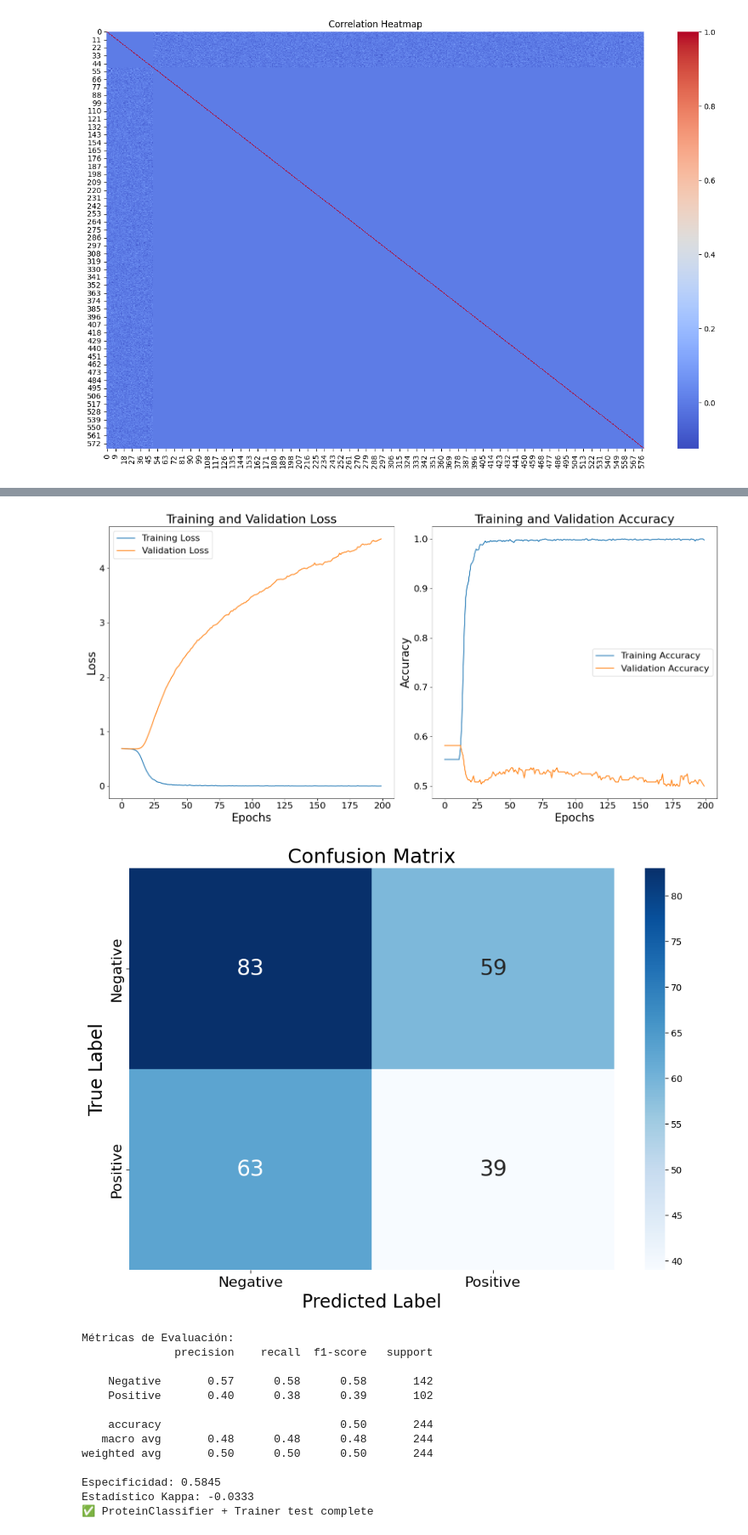
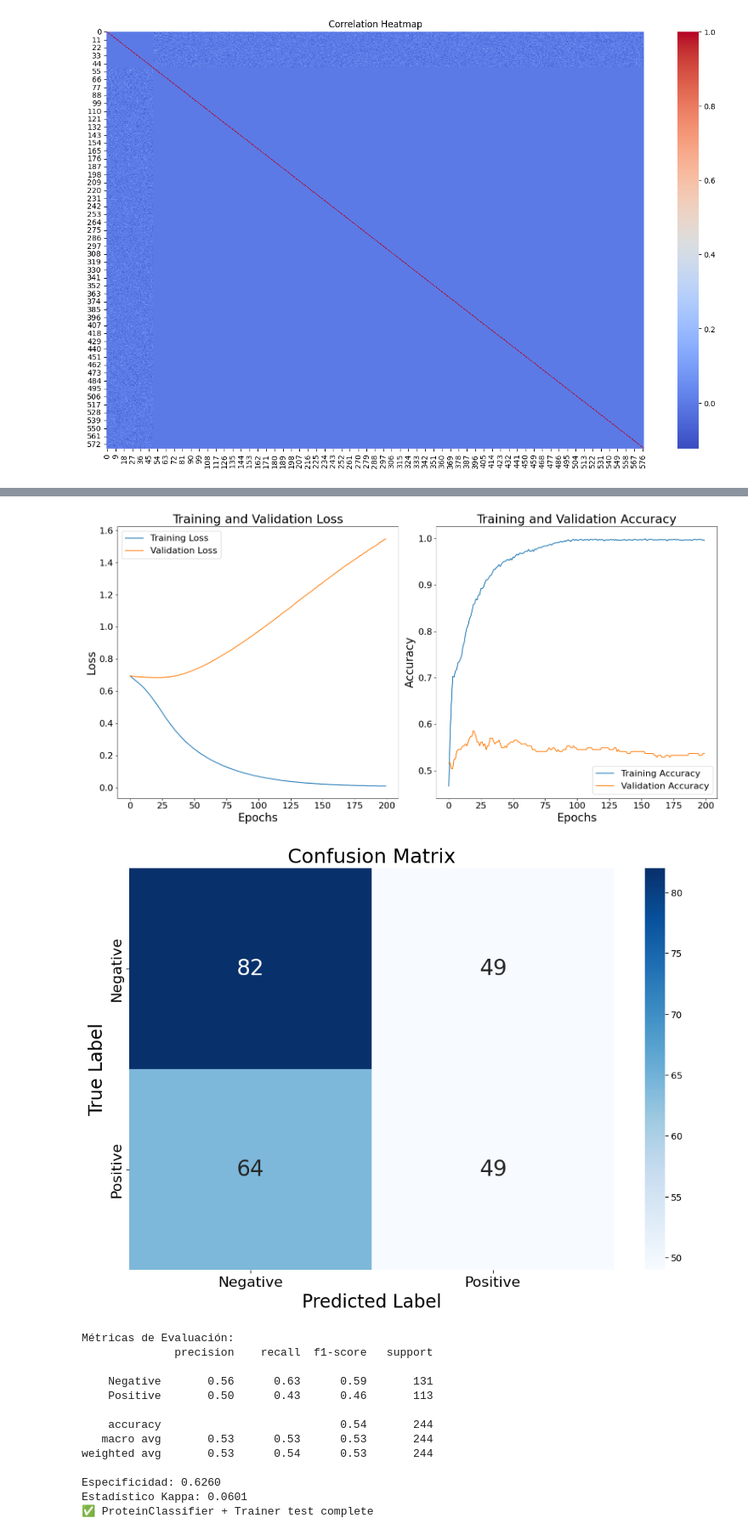
Before and after one commit to alexdorocode/RepClassifier, a Jupyter notebook: Testing_Classifier_With_Dataset.ipynb, the cells around one changed output, grey strips where cells are left out. Shown at 85% size. Cells and saved outputs as stored; diff of their text form; code cells hidden in the pictures.

Commit message:
Add dummy test notebook and enhance dataset loader with random projection and PCA methods

```diff
--- a/Testing_Classifier_With_Dataset.ipynb
+++ b/Testing_Classifier_With_Dataset.ipynb
@@ -105,7 +105,7 @@ wrapped_dataset.plot_correration_heatmap(embedding=True, attention_weights=True)
 # -----------------------------------------
 # 🧪 Prepare dataloaders
 # -----------------------------------------
-X = torch.tensor(wrapped_dataset.attention_weights, dtype=torch.float32)
+X = torch.tensor(wrapped_dataset.combined_embeddings_and_attention, dtype=torch.float32)
 y = torch.tensor(protein_dataset.get_labels(), dtype=torch.float32)
 
 dataset = TensorDataset(X, y)
@@ -123,7 +123,7 @@ model_fn = lambda size: ProteinClassifier(
     device=torch.device("cuda" if torch.cuda.is_available() else "cpu"),
     input_size=input_size,
     output_size=1,
-    num_hidden_layers=3,
+    num_hidden_layers=1,
     hidden_layers_mode='quadratic_increase'
 )
 
@@ -158,15 +158,15 @@ Epoch 200, Training Loss: 0.0021, Validation Loss: 4.5414, Training Accuracy: 0.
-[figure, old version]
+[figure, new version]
-[figure, old version]
+[figure, new version]
 Métricas de Evaluación:
               precision    recall  f1-score   support
 
-    Negative       0.57      0.58      0.58       142
-    Positive       0.40      0.38      0.39       102
+    Negative       0.56      0.63      0.59       131
+    Positive       0.50      0.43      0.46       113
 
-    accuracy                           0.50       244
-   macro avg       0.48      0.48      0.48       244
-weighted avg       0.50      0.50      0.50       244
+    accuracy                           0.54       244
+   macro avg       0.53      0.53      0.53       244
+weighted avg       0.53      0.54      0.53       244
 
-Especificidad: 0.5845
-Estadístico Kappa: -0.0333
+Especificidad: 0.6260
+Estadístico Kappa: 0.0601
 ✅ ProteinClassifier + Trainer test complete
```
Also changed, not shown: parts of 2 cells of this notebook, 7 other files.
